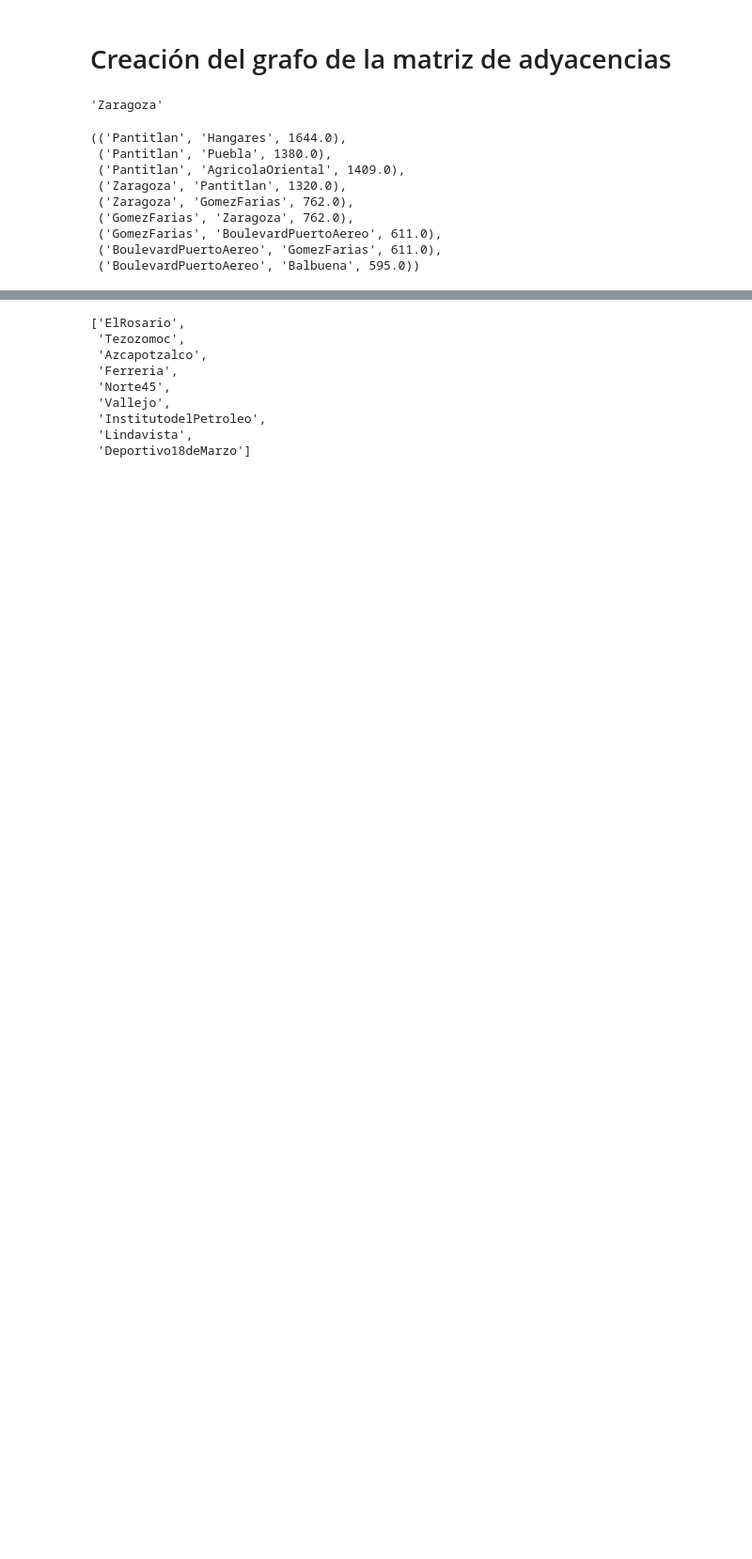
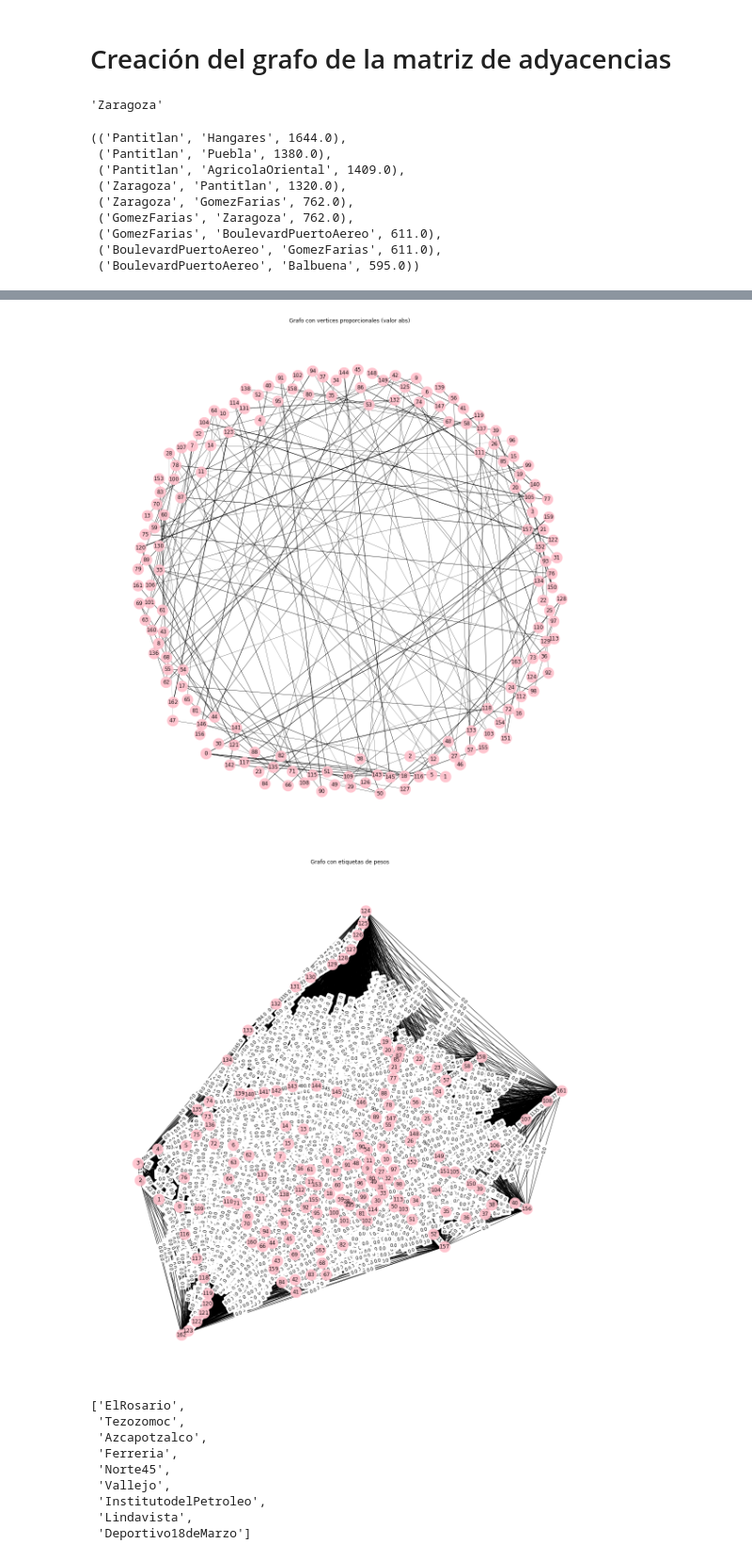
Before and after one commit to jgarciad/proyecto_final_equipo_3, a Jupyter notebook: reporte_proyectofinal_equipo_3.ipynb, the cells around one changed output, grey strips where cells are left out. Shown at 94% size. Cells and saved outputs as stored; diff of their text form; code cells hidden in the pictures; blank space fills up the shorter version.

```diff
--- a/reporte_proyectofinal_equipo_3.ipynb
+++ b/reporte_proyectofinal_equipo_3.ipynb
@@ -134,8 +132,0 @@ G = nx.Graph()
-# %%
-for node in G_d:
-    G.add_node(node)
-# %%
-edges_list=adj_matrix_2_edge_list(matrix, names)
-# tamaño de la matriz
-#size=max([row[0] for row in edges_list])+1
-size = len(names)
@@ -150 +262,14 @@ G.add_weighted_edges_from(edges_list)
+# %%
+
+
+matrix = np.asarray(adyacencia1.values)
+names = adyacencia1.index
+
+
+plot_weighted_graph(matrix)
+
+plot_labeled_graph(matrix)
+# %% [output]
+[figure, added]
+[figure, added]
 # %%
```
Also changed, not shown: parts of 8 cells of this notebook.
